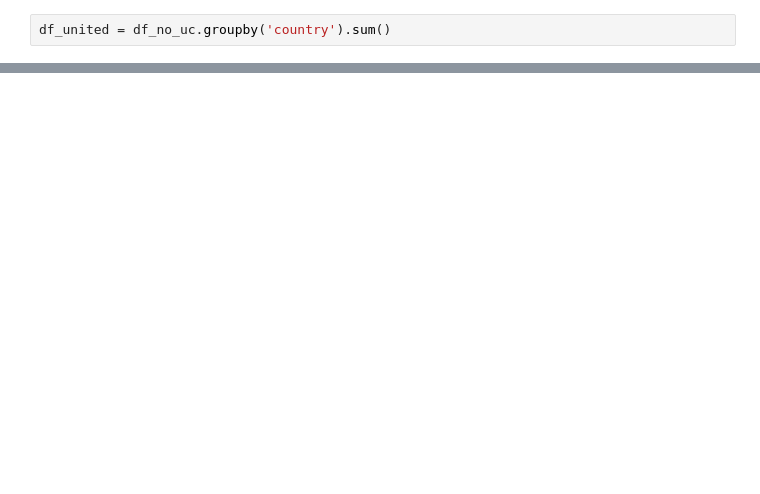
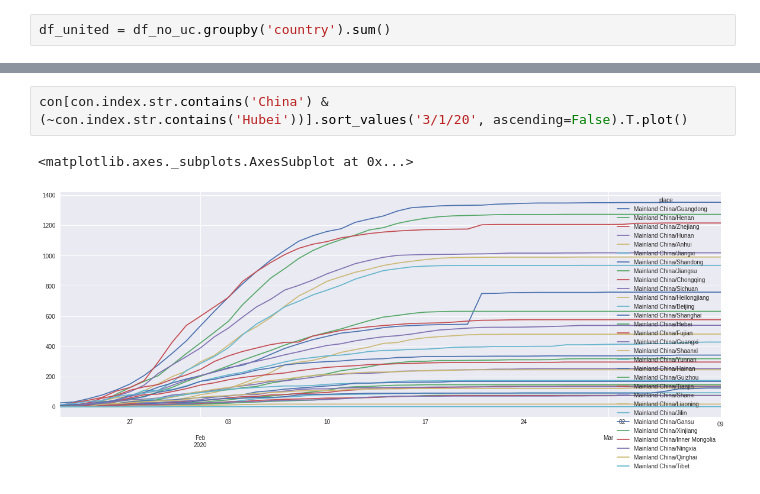
Before and after one commit to acsaba22/covid, a Jupyter notebook: CssLook3.ipynb, the cells around one changed output, grey strips where cells are left out. Saved outputs shown, nothing was run; the diff lists cells and outputs as text; blank space fills up the shorter version.

```diff
--- a/CssLook3.ipynb
+++ b/CssLook3.ipynb
@@ -84,0 +117,5 @@ dea = removeSome(deaths)
+# %%
+con[con.index.str.contains('China') & (~con.index.str.contains('Hubei'))].sort_values('3/1/20', ascending=False).T.plot()
+# %% [output]
+<matplotlib.axes._subplots.AxesSubplot at 0x...>
+[figure, added]
```
Also changed, not shown: parts of 19 cells of this notebook, 1 other file.
